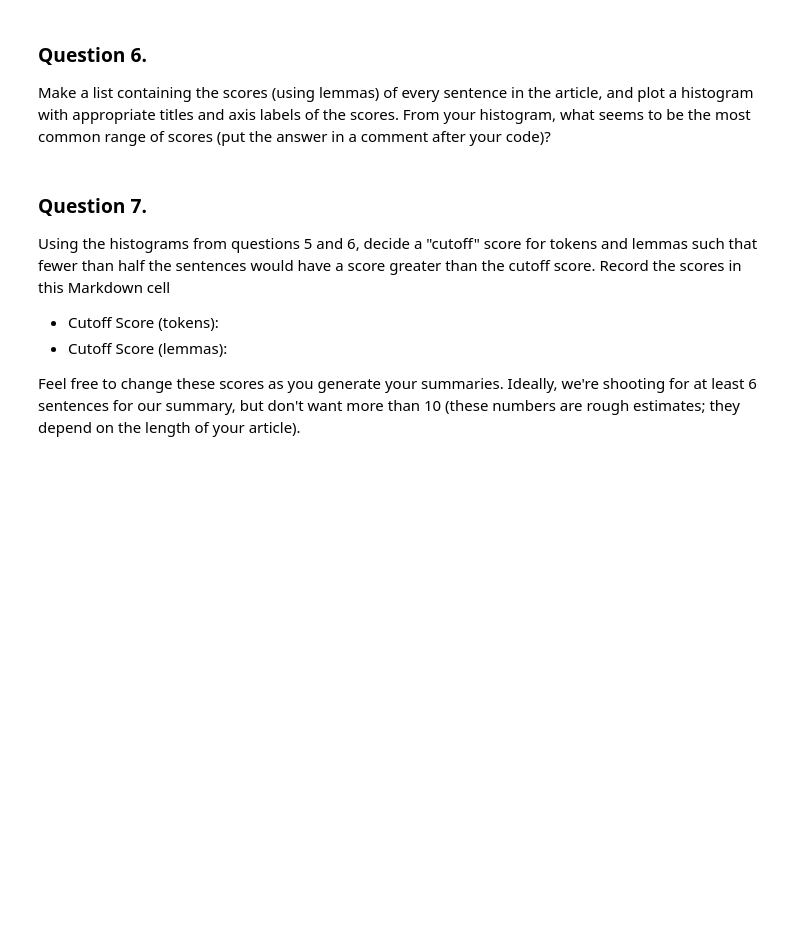
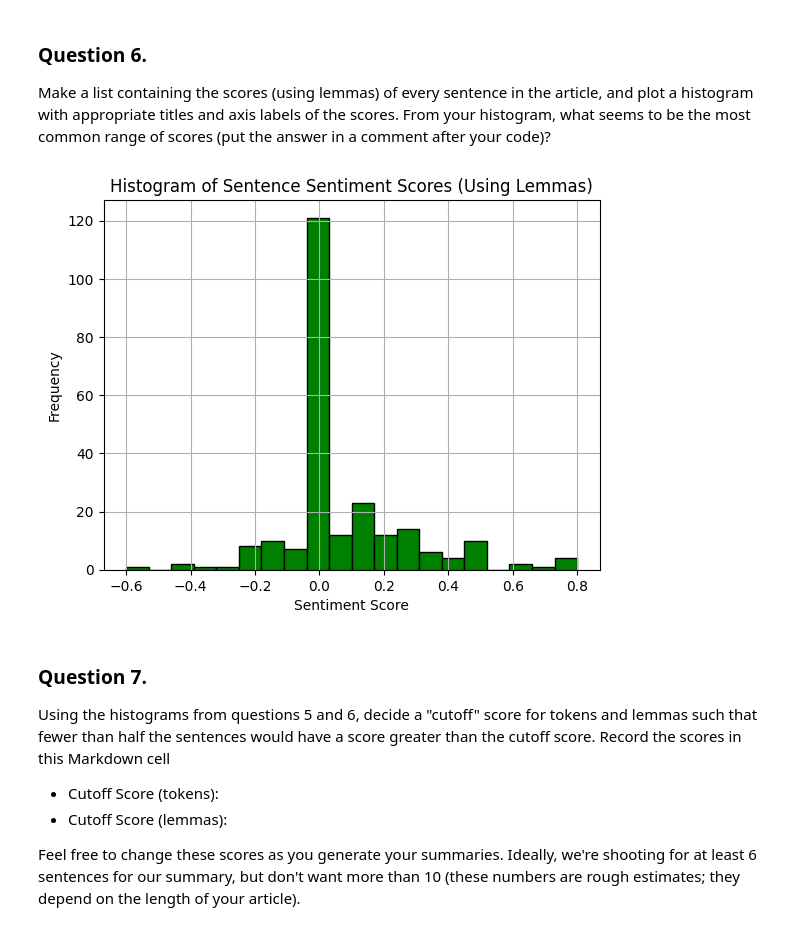
Before and after one commit to anjana-codes/webmin_07_project, a Jupyter notebook: article-summarizer.ipynb, the cells around one changed output. Drawn from its saved outputs; the diff is of its cells as text; code cells hidden in the pictures; blank space fills up the shorter version.

```diff
--- a/article-summarizer.ipynb
+++ b/article-summarizer.ipynb
@@ -29,6 +204,53 @@ Make a list containing the scores (using tokens) of every sentence in the articl
 # %% [markdown]
 ### Question 6.
 Make a list containing the scores (using lemmas) of every sentence in the article, and plot a histogram with appropriate titles and axis labels of the scores.  From your histogram, what seems to be the most common range of scores (put the answer in a comment after your code)?
+# %%
+import spacy
+from textblob import TextBlob
+import matplotlib.pyplot as plt
+from bs4 import BeautifulSoup
+
+# Load the spaCy language model
+nlp = spacy.load('en_core_web_sm')
+
+# Open the saved HTML file and read its content
+with open('garden_betty_no_dig_vegetable_garden.html', 'r', encoding='utf-8') as file:
+    html_content = file.read()
+
+# Parse the HTML content using BeautifulSoup
+soup = BeautifulSoup(html_content, 'html.parser')
+
+# Extract the main article text
+article_text = soup.get_text()
+
+# Process the text with spaCy
+doc = nlp(article_text)
+
+# Split the article into sentences
+sentences = list(doc.sents)
+
+# Create a list to store sentiment scores for each sentence based on lemmas
+sentence_scores_lemmas = []
+
+# Calculate sentiment score for each sentence using lemmas
+for sentence in sentences:
+    sentence_text = " ".join([token.lemma_ for token in sentence if not token.is_punct and not token.is_stop])
+    blob = TextBlob(sentence_text)
+    polarity = blob.sentiment.polarity  # Sentiment score (-1 to 1)
+    sentence_scores_lemmas.append(polarity)
+
+# Plot the histogram of sentence scores based on lemmas
+plt.hist(sentence_scores_lemmas, bins=20, color= 'green', edgecolor='black')
+plt.title('Histogram of Sentence Sentiment Scores (Using Lemmas)')
+plt.xlabel('Sentiment Score')
+plt.ylabel('Frequency')
+plt.grid(True)
+plt.show()
+
+# Comment: After observing the histogram, the most common range of sentiment scores appears to be around 0,
+# indicating neutral sentiment. Positive and negative sentiment scores are less frequent but still noticeable.
+# %% [output]
+[figure, added]
 # %% [markdown]
 ### Question 7.
 Using the histograms from questions 5 and 6, decide a "cutoff" score for tokens and lemmas such that fewer than half the sentences would have a score greater than the cutoff score.  Record the scores in this Markdown cell
```
Also changed, not shown: parts of 13 cells of this notebook, 2 other files.
